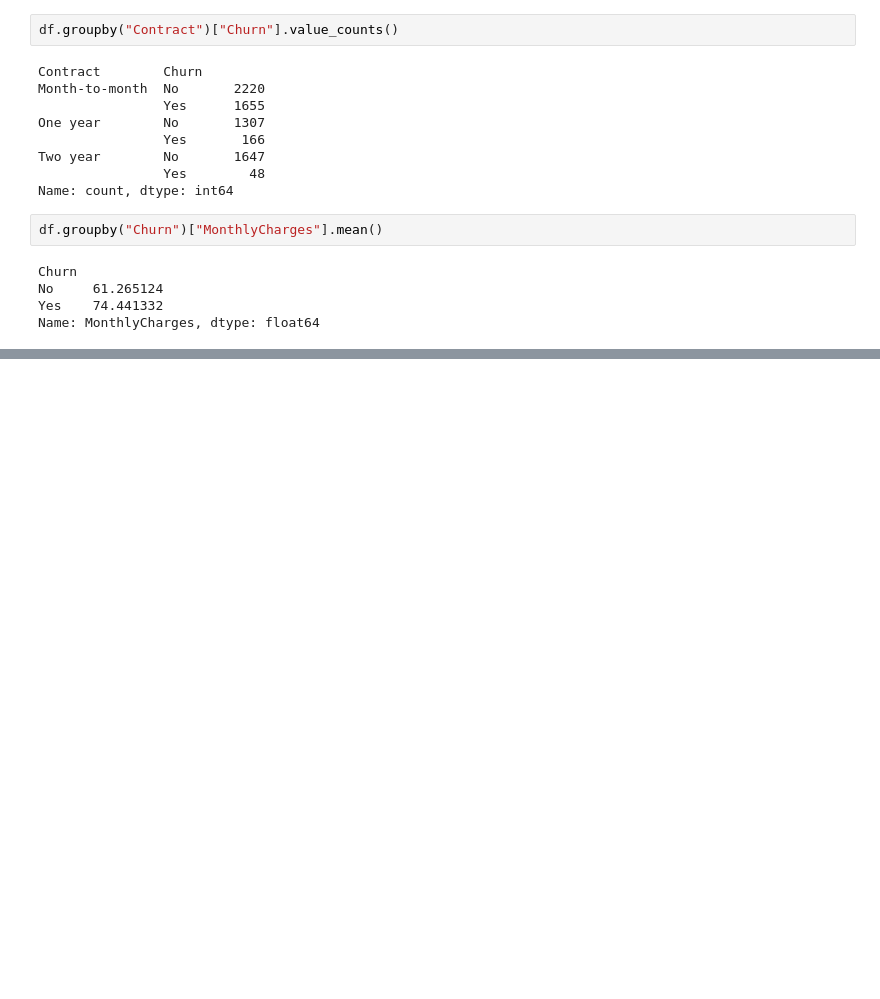
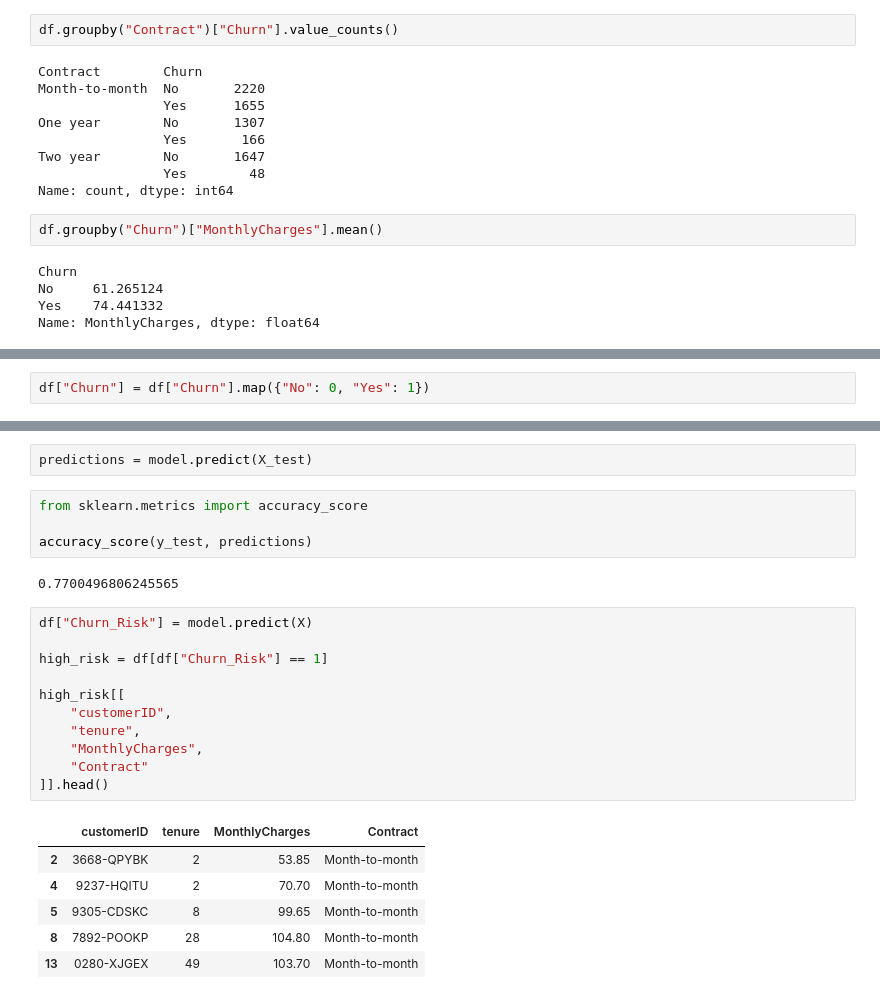
Before and after one commit to minal-codes/ProfitGuardAI, a Jupyter notebook: notebooks/churn_analysis.ipynb, the cells around one changed output, grey strips where cells are left out. Cells and saved outputs as stored; diff of their text form; blank space fills up the shorter version.

```diff
--- a/notebooks/churn_analysis.ipynb
+++ b/notebooks/churn_analysis.ipynb
@@ -95,0 +149,2 @@ Name: MonthlyCharges, dtype: float64
+# %%
+df["Churn"] = df["Churn"].map({"No": 0, "Yes": 1})
@@ -95,0 +199,26 @@ Name: MonthlyCharges, dtype: float64
+# %%
+predictions = model.predict(X_test)
+# %%
+from sklearn.metrics import accuracy_score
+
+accuracy_score(y_test, predictions)
+# %% [output]
+0.7700496806245565
+# %%
+df["Churn_Risk"] = model.predict(X)
+
+high_risk = df[df["Churn_Risk"] == 1]
+
+high_risk[[
+    "customerID",
+    "tenure",
+    "MonthlyCharges",
+    "Contract"
+]].head()
+# %% [output]
+|  | customerID | tenure | MonthlyCharges | Contract |
+| 2 | 3668-QPYBK | 2 | 53.85 | Month-to-month |
+| 4 | 9237-HQITU | 2 | 70.70 | Month-to-month |
+| 5 | 9305-CDSKC | 8 | 99.65 | Month-to-month |
+| 8 | 7892-POOKP | 28 | 104.80 | Month-to-month |
+| 13 | 0280-XJGEX | 49 | 103.70 | Month-to-month |
```
Also changed, not shown: parts of 17 cells of this notebook, 1 other file.
